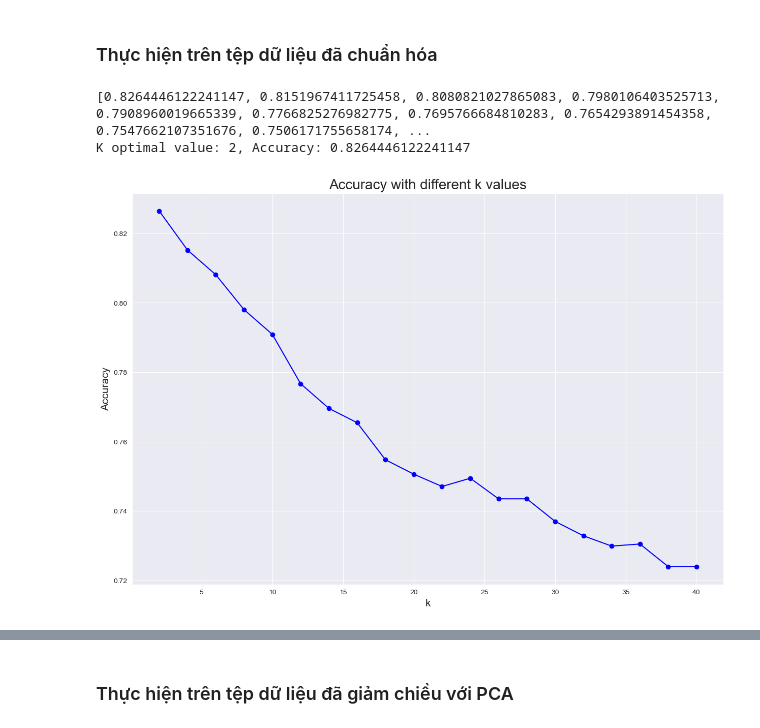
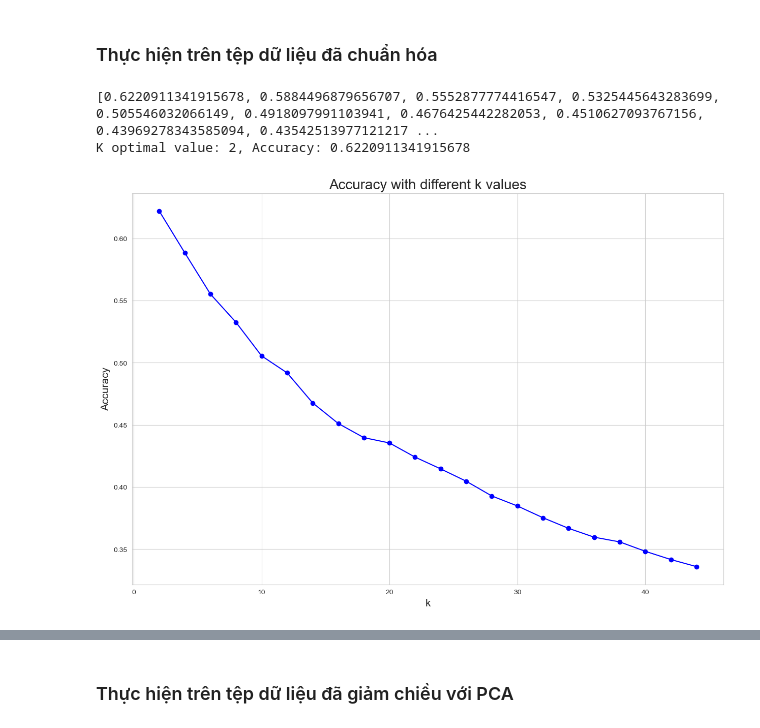
Before and after one commit to Anbt0106/Obesity-Classification, a Jupyter notebook: KNN_Library.ipynb, the cells around one changed output, grey strips where cells are left out. Drawn from its saved outputs; the diff is of its cells as text; code cells hidden in the pictures.

```diff
--- a/KNN_Library.ipynb
+++ b/KNN_Library.ipynb
@@ -28,14 +28,16 @@ X_train_6_4, X_test_6_4, y_train_6_4, y_test_6_4 = train_test_split(X, y, test_s
 # Standardize data for each split
 scaler = StandardScaler()
 
-X_train_4_1 = scaler.fit_transform(X_train_4_1)
-X_test_4_1 = scaler.transform(X_test_4_1)
+X_scaled = scaler.fit_transform(X)
 
-X_train_7_3 = scaler.fit_transform(X_train_7_3)
-X_test_7_3 = scaler.transform(X_test_7_3)
+X_train_4_1_scaler = scaler.fit_transform(X_train_4_1)
+X_test_4_1_scaler = scaler.transform(X_test_4_1)
 
-X_train_6_4 = scaler.fit_transform(X_train_6_4)
-X_test_6_4 = scaler.transform(X_test_6_4)
+X_train_7_3_scaler = scaler.fit_transform(X_train_7_3)
+X_test_7_3_scaler = scaler.transform(X_test_7_3)
+
+X_train_6_4_scaler = scaler.fit_transform(X_train_6_4)
+X_test_6_4_scaler = scaler.transform(X_test_6_4)
 # %%
 # Find k optimal value using k-fold cross validation
 from sklearn.model_selection import KFold
@@ -44,41 +46,41 @@ import seaborn as sns
 import numpy as np
 import math
 
-k_values = range(2, int(math.sqrt(len(X_train_4_1))), 2)
+k_values = range(2, int(math.sqrt(len(X_scaled))), 2)
 kf = KFold(n_splits=5)
 mean_accuracies = []
 
 for k in k_values:
     accuracies = []
-    for train_index, test_index in kf.split(X_train_4_1):
-        X_train, X_test = X_train_4_1[train_index], X_train_4_1[test_index]
-        y_train, y_test = y_train_4_1[train_index], y_train_4_1[test_index]
+    for train_index, test_index in kf.split(X_scaled):
+        X_train, X_test = X_scaled[train_index], X_scaled[test_index]
+        y_train, y_test = y[train_index], y[test_index]
 
         my_clf = KNeighborsClassifier(n_neighbors=k, weights='distance')
         my_clf.fit(X_train, y_train)
         y_pred = my_clf.predict(X_test)
 
         accuracy = np.mean(y_pred == y_test)
         accuracies.append(accuracy)
 
     mean_accuracies.append(np.mean(accuracies))
 
 best_k = k_values[np.argmax(mean_accuracies)]
 best_accuracy = np.max(mean_accuracies)
 
 print(mean_accuracies)
 
 plt.figure(figsize=(15, 10))
 plt.title('Accuracy with different k values', fontsize=20)
 plt.xlabel('k', fontsize=15)
 plt.ylabel('Accuracy', fontsize=15)
 sns.set_style("whitegrid")
 plt.plot(k_values, mean_accuracies, marker='o', linestyle='-', color='b')
 print(f"K optimal value: {best_k}, Accuracy: {best_accuracy}")
 # %% [output]
-[0.8264446122241147, 0.8151967411725458, 0.8080821027865083, 0.7980106403525713, 0.7908960019665339, 0.7766825276982775, 0.7695766684810283, 0.7654293891454358, 0.7547662107351676, 0.7506171755658174, ...
-K optimal value: 2, Accuracy: 0.8264446122241147
+[0.6220911341915678, 0.5884496879656707, 0.5552877774416547, 0.5325445643283699, 0.505546032066149, 0.4918097991103941, 0.4676425442282053, 0.4510627093767156, 0.43969278343585094, 0.43542513977121217 ...
+K optimal value: 2, Accuracy: 0.6220911341915678
-[figure, old version]
+[figure, new version]
 # %%
 
 from sklearn.metrics import accuracy_score, classification_report, confusion_matrix
```
Also changed, not shown: parts of 4 cells of this notebook.
